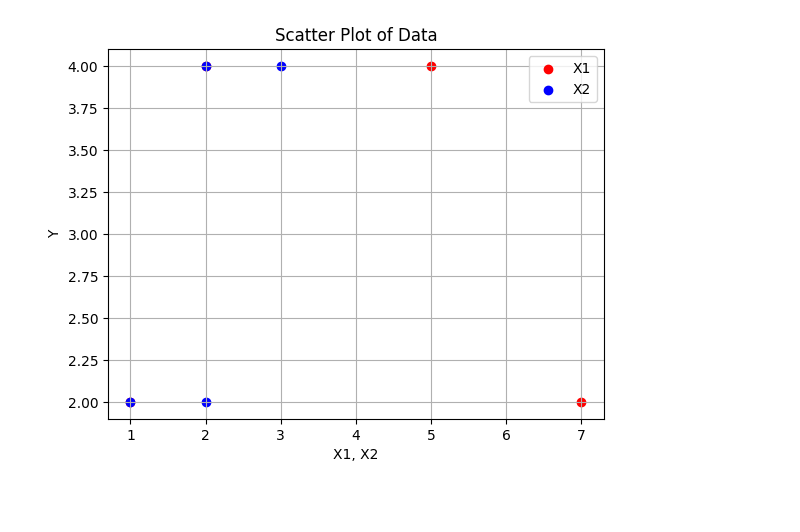
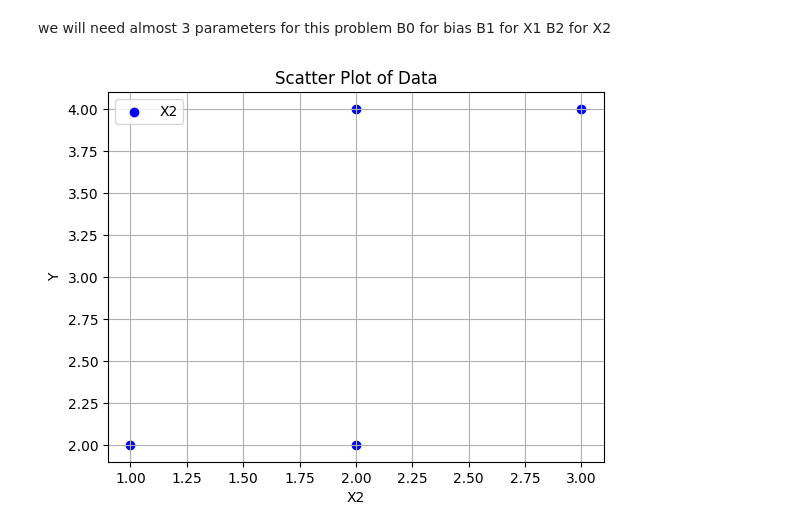
Before and after one commit to Is7ac/ML, a Jupyter notebook: lab2.ipynb, the cells around one changed output. Cells and saved outputs as stored; diff of their text form; code cells hidden in the pictures; blank space fills up the shorter version.

```diff
--- a/lab2.ipynb
+++ b/lab2.ipynb
@@ -1,26 +1,30 @@
 # %% [markdown]
 <a href="https://colab.research.google.com/github/Is7ac/ML/blob/main/lab2.ipynb" target="_parent"><img src="https://colab.research.google.com/assets/colab-badge.svg" alt="Open In Colab"/></a>
+# %% [markdown]
+we will need almost 3 parameters for this problem
+B0 for bias
+B1 for X1
+B2 for X2
 # %%
 import matplotlib.pyplot as plt
 import numpy as np
 # %%
 
 # Data
 x1 = np.array([1, 5, 7, 2])
 x2 = np.array([1, 2, 2, 3])
 y = np.array([2, 4, 2, 4])
 
 # Plotting the data
-plt.scatter(x1, y, color='red', label='X1')
 plt.scatter(x2, y, color='blue', label='X2')
-plt.xlabel('X1, X2')
+plt.xlabel('X2')
 plt.ylabel('Y')
 plt.title('Scatter Plot of Data')
 plt.legend()
 plt.grid(True)
 plt.show()
 # %% [output]
-[figure, old version]
+[figure, new version]
 # %%
 theta = np.array([3, 0.5])
 learning_rate = 0.25
```
Also changed, not shown: parts of 2 cells of this notebook.
